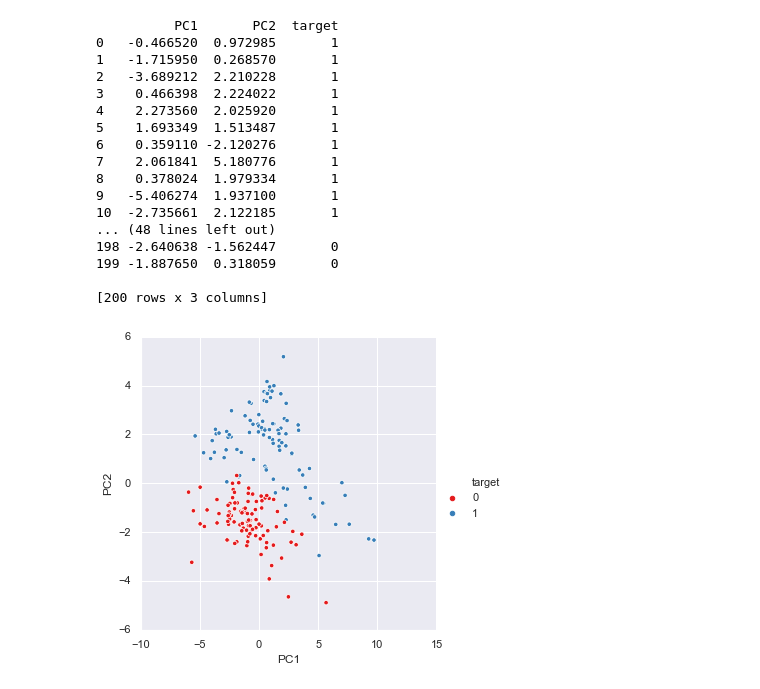
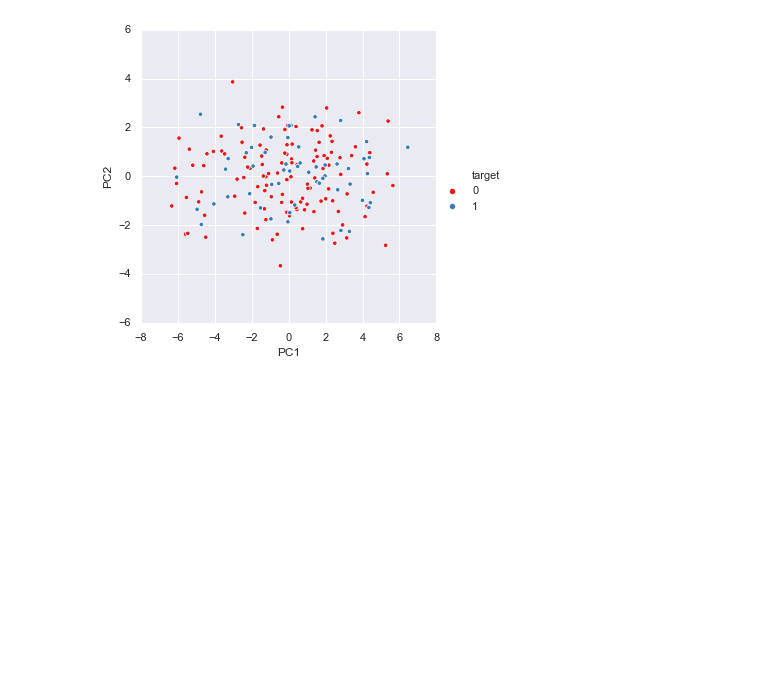
Before and after one commit to DynamicsAndNeuralSystems/fMRI_FeaturesDisorders, a Jupyter notebook: classifyFeatMat.ipynb, the cells around one changed output. Cells and saved outputs as stored; diff of their text form; code cells hidden in the pictures; blank space fills up the shorter version.

```diff
--- a/classifyFeatMat.ipynb
+++ b/classifyFeatMat.ipynb
@@ -10,9 +21,6 @@ from scipy.stats import stats,ttest_ind
 # %%
-# Reading in the feature matrix data
+# Reading in the feature matrix data from the .txt file
 
 # Import and store the feature matrix in the variable tsData
-# Last column of the feature matrix should be the target column
-path = '/Users/AV/Desktop/FeatureMatrixData/featureMatrixPy.txt'
-tsData = pd.read_csv(path,header=None);
-
-# print(tsData)
+filePath = '/Users/AV/Desktop/FeatureMatrixData/element2.txt'
+tsData = pd.read_csv(filePath,header=None);
@@ -158,43 +232,34 @@ Feature i
 # %%
 # PCA
-from sklearn.preprocessing import StandardScaler
 
-# Standardizing the features
-x = StandardScaler().fit_transform(tsData)
+# This function...
 
-from sklearn.decomposition import PCA
-pca = PCA(n_components=2)
-principalComponents = pca.fit_transform(x)
-principalDf = pd.DataFrame(data=principalComponents
-             , columns=['PC1', 'PC2'])
+def showMePCAFig():
 
-targetCol_df = pd.DataFrame(data=targetCol, columns=['target'])
+    from sklearn.preprocessing import StandardScaler
 
-finalDf = pd.concat([principalDf, targetCol_df], axis = 1)
+    # Standardizing the features
+    x = StandardScaler().fit_transform(tsDataSlice)
 
-print(finalDf)
+    from sklearn.decomposition import PCA
+    pca = PCA(n_components=2)
+    principalComponents = pca.fit_transform(x)
+    principalDf = pd.DataFrame(data=principalComponents
+                 , columns=['PC1', 'PC2'])
 
-# Plotting the PCA scatterplot using Seaborn
-sns.set()
-ax = sns.relplot(x='PC1', y='PC2', data=finalDf, hue='target',palette='Set1')
-plt.show()
+    targetCol_df = pd.DataFrame(data=targetCol, columns=['target'])
+
+    finalDf = pd.concat([principalDf, targetCol_df], axis = 1)
+
+    # print(finalDf)
+
+    # Plotting the PCA scatterplot using Seaborn
+    sns.set()
+    ax = sns.relplot(x='PC1', y='PC2', data=finalDf, hue='target',palette='Set1')
+    plt.show()
+    return
+
+showMePCAFig()
 # %% [output]
-          PC1       PC2  target
-0   -0.466520  0.972985       1
-1   -1.715950  0.268570       1
-2   -3.689212  2.210228       1
-3    0.466398  2.224022       1
-4    2.273560  2.025920       1
-5    1.693349  1.513487       1
-6    0.359110 -2.120276       1
-7    2.061841  5.180776       1
-8    0.378024  1.979334       1
-9   -5.406274  1.937100       1
-10  -2.735661  2.122185       1
-... (48 lines left out)
-198 -2.640638 -1.562447       0
-199 -1.887650  0.318059       0
-
-[200 rows x 3 columns]
-[figure, old version]
+[figure, new version]
 # %%
```
Also changed, not shown: parts of 11 cells of this notebook.
